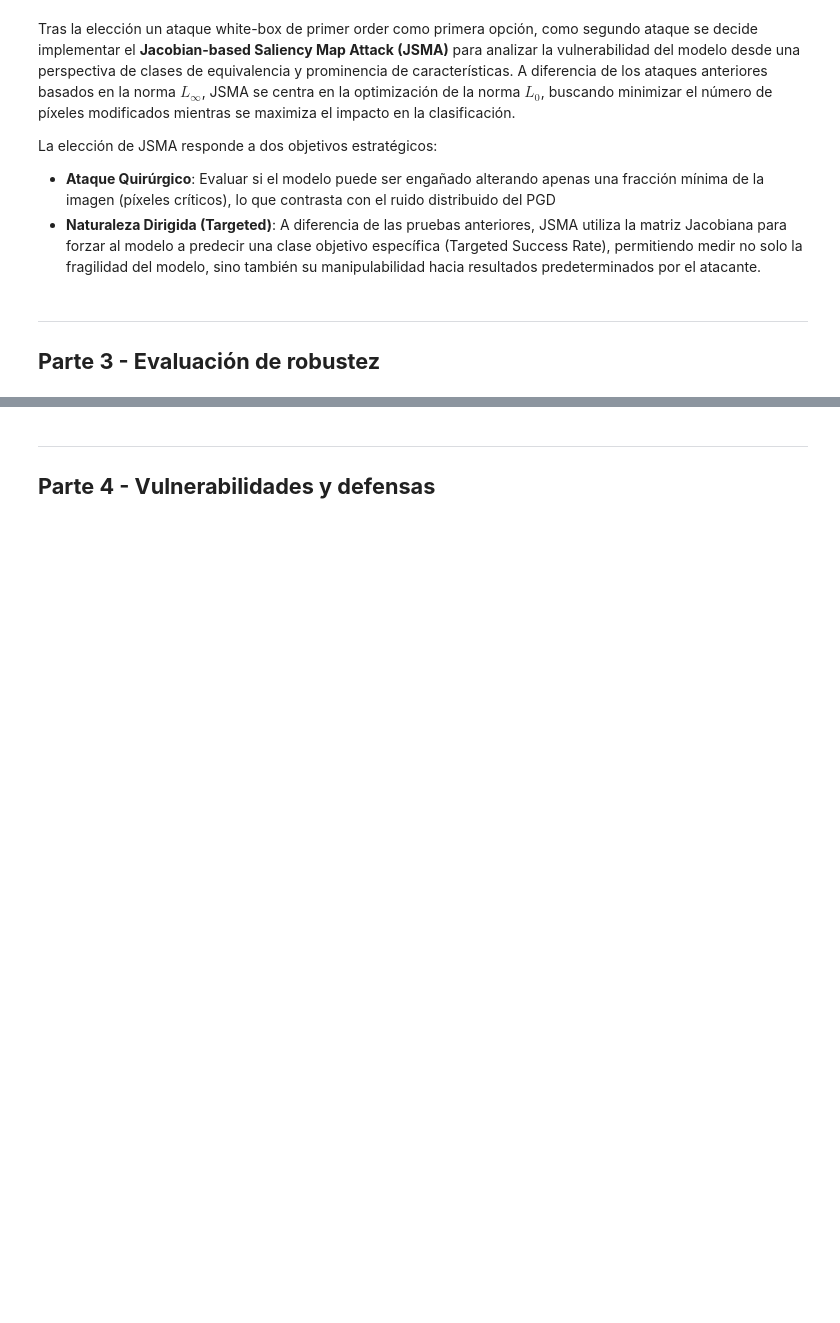
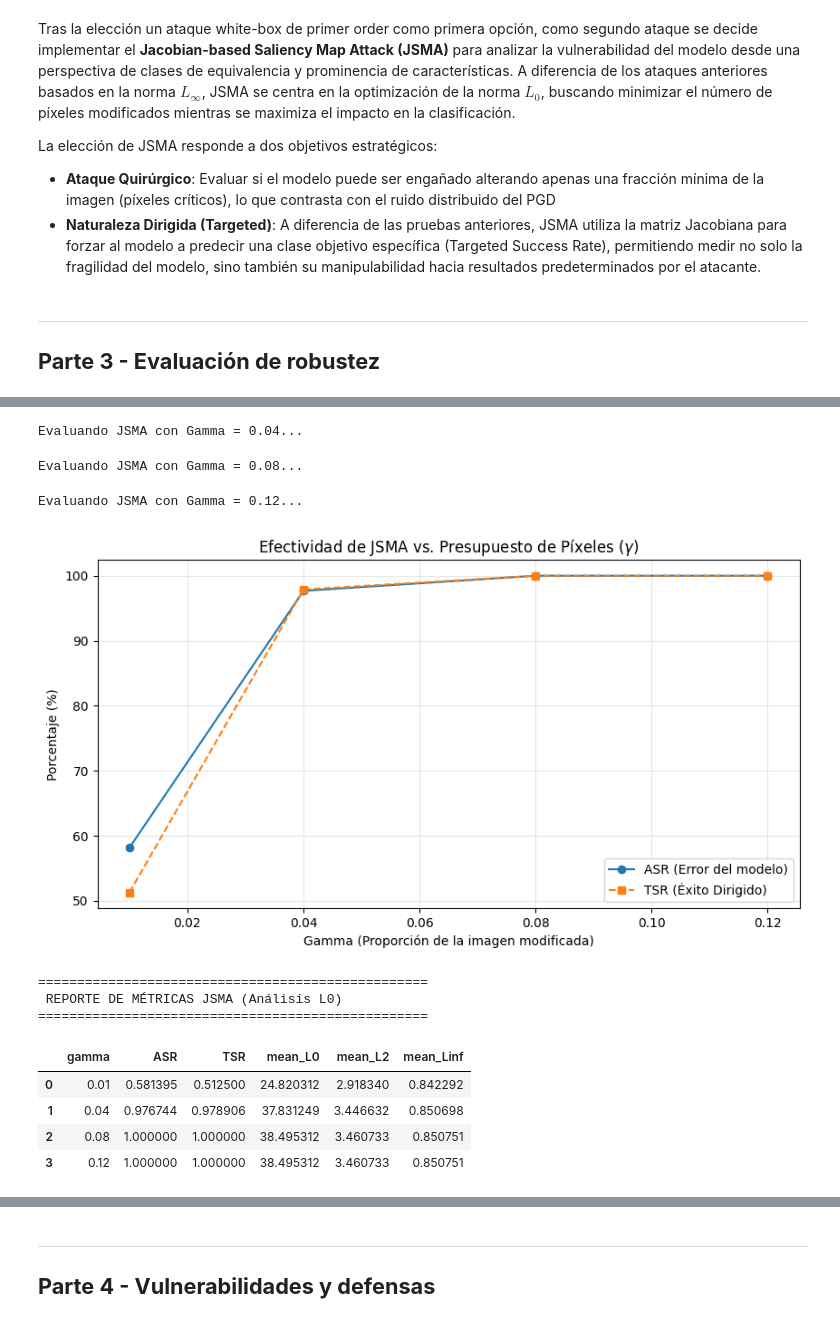
Before and after one commit to alvaroG-IA/CNN-Adversarial-Attacks-Defense, a Jupyter notebook: notebook.ipynb, the cells around one changed output, grey strips where cells are left out. Drawn from its saved outputs; the diff is of its cells as text; code cells hidden in the pictures; blank space fills up the shorter version.

Commit message:
Visualización con título y parametros

```diff
--- a/notebook.ipynb
+++ b/notebook.ipynb
@@ -277,18 +282,19 @@ def evaluate_attack(model: SimpleCNN, data_loader: DataLoader, attack_fn: callab
 
     [RETURN]
         * res: dict - Diccionario que recogerá las métricas básicas de evaluación de ataques white-box:
-        - clean_accuracy,
-        - robust_accuracy,
-        - ASR,
-        - TSR (solo si el ataque es dirigido)
-        - L_0
-        - L_2
-        - L_inf
+            - clean_accuracy,
+            - robust_accuracy,
+            - ASR,
+            - TSR (solo si el ataque es dirigido)
+            - L_0
+            - L_2
+            - L_inf
     """
     n_total = 0
     n_clean_correct = 0
     n_adv_correct = 0
     n_success_attack = 0
+
     if targeted_attack:
         n_target_success = 0
 
@@ -300,6 +306,7 @@ def evaluate_attack(model: SimpleCNN, data_loader: DataLoader, attack_fn: callab
 
         if (max_batches is not None) and (b_idx >= max_batches): break
 
+        model.to(device)
         x, y = x.to(device), y.to(device)
 
         with torch.no_grad():
@@ -496,0 +604,51 @@ Se ha modificado el flujo de datos para realizar la normalización estadística
+# %%
+import pandas as pd
+import matplotlib.pyplot as plt
+
+# --- 1. Configuración del Experimento JSMA ---
+gamma_values = [0.01, 0.04, 0.08, 0.12]
+jsma_results = []
+
+base_params_jsma = {
+    'device': device,
+    'criterion': criterion,
+    'optimizer': optim,
+    'theta': 1.0,           # Intensidad de la modificación por píxel
+    'target_strategy': 'next' # Clase objetivo: (clase_real + 1) % 10
+}
+
+print("Iniciando análisis de JSMA (esto puede tardar unos minutos)...")
+
+for g in gamma_values:
+    print(f"Evaluando JSMA con Gamma = {g}...")
+    current_params = {**base_params_jsma, 'gamma': g}
+
+    res = evaluate_attack(model, test_loader, jsma_attack, current_params, device, max_batches=10, targeted_attack=True)
+
+    res['gamma'] = g
+    jsma_results.append(res)
+
+# --- 2. Procesamiento de Resultados ---
+df_jsma = pd.DataFrame(jsma_results)
+
+# --- 3. Visualización de la Efectividad ---
+plt.figure(figsize=(10, 5))
+
+# Graficamos ASR (Éxito general) vs TSR (Éxito dirigido a la clase objetivo)
+plt.plot(df_jsma['gamma'], df_jsma['ASR'] * 100, 'o-', label='ASR (Error del modelo)')
+plt.plot(df_jsma['gamma'], df_jsma['TSR'] * 100, 's--', label='TSR (Éxito Dirigido)')
+
+plt.title('Efectividad de JSMA vs. Presupuesto de Píxeles ($\gamma$)')
+plt.xlabel('Gamma (Proporción de la imagen modificada)')
+plt.ylabel('Porcentaje (%)')
+plt.grid(True, alpha=0.3)
+plt.legend()
+plt.show()
+
+# --- 4. Reporte de Normas y Métricas ---
+print("\n" + "="*50)
+print(" REPORTE DE MÉTRICAS JSMA (Análisis L0)")
+print("="*50)
+# Mostramos mean_L0 para ver el número real de píxeles promedio cambiados
+display(df_jsma[['gamma', 'ASR', 'TSR', 'mean_L0', 'mean_L2', 'mean_Linf']])
+# %% [output]
@@ -496,0 +657,12 @@ Se ha modificado el flujo de datos para realizar la normalización estadística
+Evaluando JSMA con Gamma = 0.04...
+Evaluando JSMA con Gamma = 0.08...
+Evaluando JSMA con Gamma = 0.12...
+[figure, added]
+==================================================
+ REPORTE DE MÉTRICAS JSMA (Análisis L0)
+==================================================
+|  | gamma | ASR | TSR | mean_L0 | mean_L2 | mean_Linf |
+| 0 | 0.01 | 0.581395 | 0.512500 | 24.820312 | 2.918340 | 0.842292 |
+| 1 | 0.04 | 0.976744 | 0.978906 | 37.831249 | 3.446632 | 0.850698 |
+| 2 | 0.08 | 1.000000 | 1.000000 | 38.495312 | 3.460733 | 0.850751 |
+| 3 | 0.12 | 1.000000 | 1.000000 | 38.495312 | 3.460733 | 0.850751 |
```
Also changed, not shown: parts of 19 cells of this notebook.
